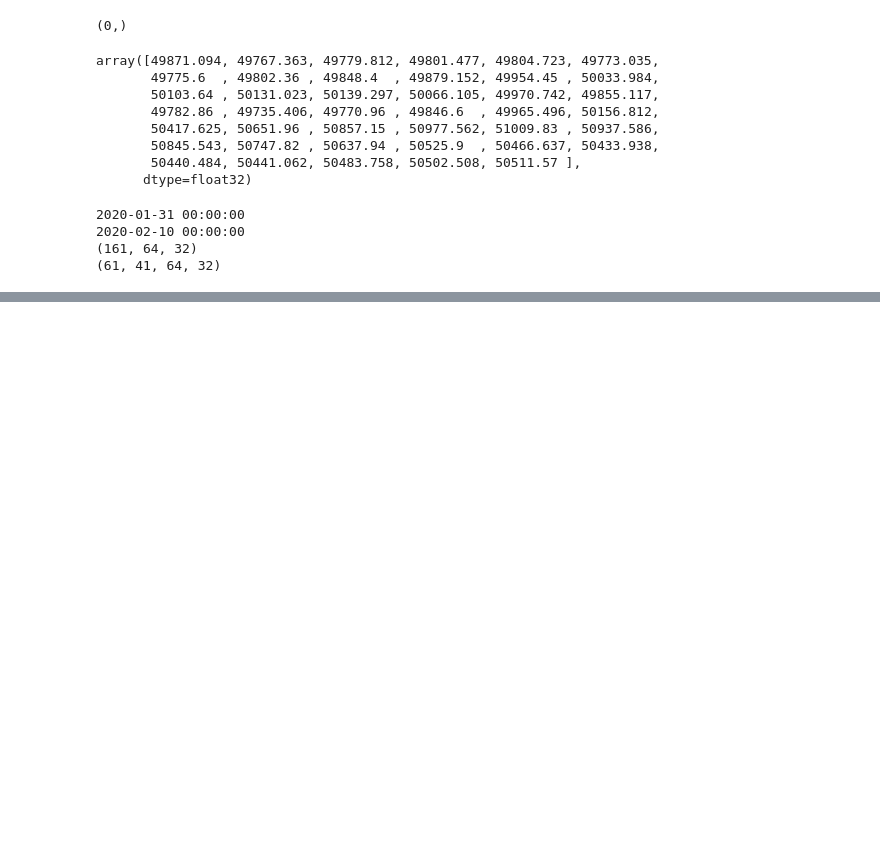
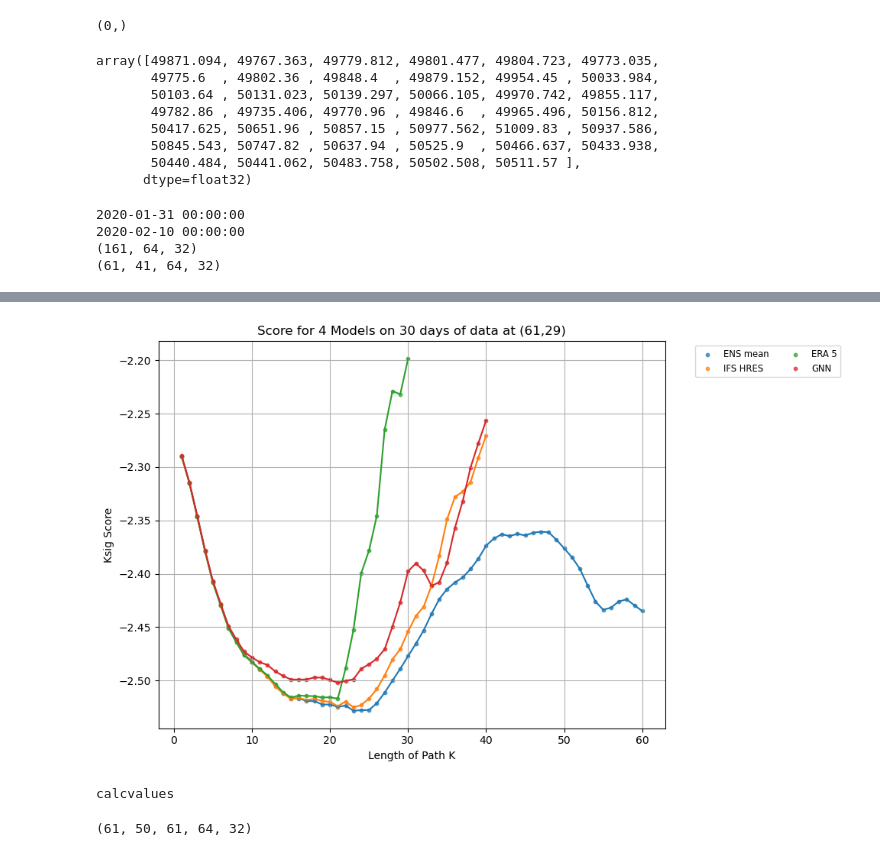
Before and after one commit to archerdodson/WeatherBench2-Implementation, a Jupyter notebook: Term2/Term2Cleanup.ipynb, the cells around one changed output, grey strips where cells are left out. Cells and saved outputs as stored; diff of their text form; code cells hidden in the pictures; blank space fills up the shorter version.

```diff
--- a/Term2/Term2Cleanup.ipynb
+++ b/Term2/Term2Cleanup.ipynb
@@ -667,0 +463,26 @@ def pkscaleall50(observations,forecasts,k,long,lat):
+# %%
+modellist = [score2,score3,score4,score5]
+Models = ["ENS mean", "IFS HRES", "ERA 5", "GNN"]
+plt.figure(figsize=(10, 6))
+# Iterate through each of the 50 models (columns in the array)
+for model_index in range(len(Models)):
+    plt.scatter(
+        np.arange(modellist[model_index][1:].shape[0])+1,  # Time steps (x-axis)
+        modellist[model_index][1:],     # Model predictions (y-axis)
+        label=f'{Models[model_index]}',
+        alpha=0.7,                # Adjust transparency
+        s=10                      # Size of the dots
+    )
+    plt.plot(np.arange(modellist[model_index][1:].shape[0])+1, modellist[model_index][1:], alpha=1)
+
+plt.title('Score for 4 Models on 30 days of data at (61,29)')
+plt.xlabel('Length of Path K')
+plt.ylabel('Ksig Score')
+plt.grid(True)
+plt.legend(bbox_to_anchor=(1.05, 1), loc='upper left', fontsize='small', ncol=2)  # Add a legend if desired
+plt.tight_layout()
+
+# Show the plot
+plt.show()
+# %% [output]
+[figure, added]
@@ -667,0 +516,4 @@ def pkscaleall50(observations,forecasts,k,long,lat):
+# %%
+ensworkflowfirst(observations, forecast1, days = 30, lag =61)
+# %% [output]
+calcvalues
@@ -667,0 +523,4 @@ def pkscaleall50(observations,forecasts,k,long,lat):
+# %%
+fortest.shape
+# %% [output]
+(61, 50, 61, 64, 32)
```
Also changed, not shown: parts of 74 cells of this notebook, 12 other files.
